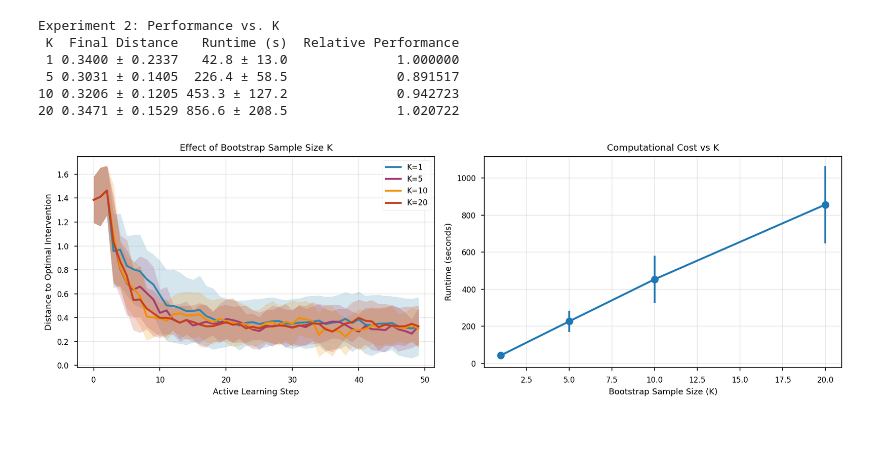
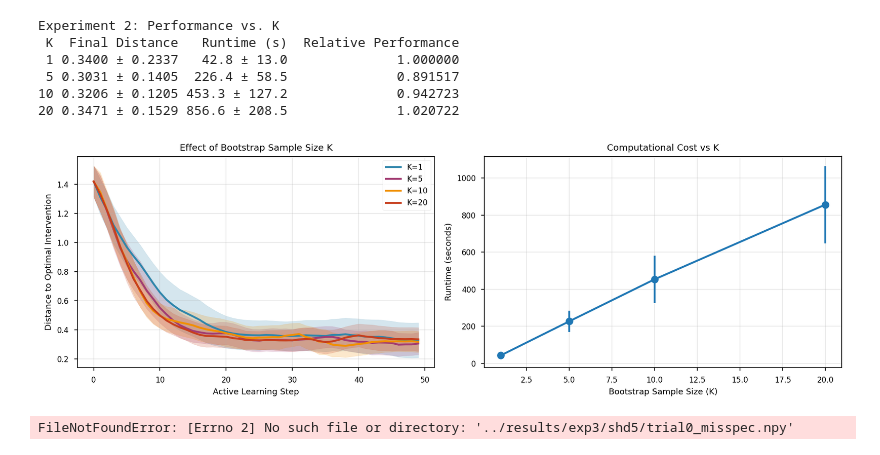
Before and after one commit to wvirany/actlearn_optint, a Jupyter notebook: optint/notebook/bciv_plots.ipynb, the cells around one changed output. Cells and saved outputs as stored; diff of their text form; code cells hidden in the pictures.

```diff
--- a/optint/notebook/bciv_plots.ipynb
+++ b/optint/notebook/bciv_plots.ipynb
@@ -171,7 +171,7 @@ def smoothing(y, window_size=3):
     return y
 # %%
 # Cell 3: Plot Experiment 1 - Convergence Curves
-fig, axes = plt.subplots(1, 3, figsize=(15, 4))
+fig, axes = plt.subplots(1, 2, figsize=(12, 4))
 
 p_values = [10, 20, 30]
 colors = {
@@ -187,7 +187,7 @@ labels = {
     'random': 'Random'
 }
 
-for idx, p in enumerate(p_values):
+for idx, p in enumerate(p_values[:2]):
     ax = axes[idx]
 
     if p not in exp1_results:
@@ -403,35 +403,83 @@ if exp2_results:
     # Plot 1: Distance convergence
     for K in sorted(exp2_results.keys()):
         data = exp2_results[K]['dist']
-        mean = data.mean(axis=0)
-        std = data.std(axis=0)
+        mean = smoothing(data.mean(axis=0))
+        std = .5 * smoothing(data.std(axis=0))
         T = len(mean)
 
         color = K_colors.get(K, 'gray')
         ax1.plot(range(T), mean, label=f'K={K}', color=color, linewidth=2)
         ax1.fill_between(range(T), mean - std, mean + std, color=color, alpha=0.2)
 
     ax1.set_xlabel('Active Learning Step')
     ax1.set_ylabel('Distance to Optimal Intervention')
     ax1.set_title('Effect of Bootstrap Sample Size K')
     ax1.legend()
     ax1.grid(True, alpha=0.3)
 
     # Plot 2: Runtime vs K
     K_vals = sorted(exp2_results.keys())
     runtime_means = [exp2_results[K]['runtime'].mean() for K in K_vals]
     runtime_stds = [exp2_results[K]['runtime'].std() for K in K_vals]
 
     ax2.errorbar(K_vals, runtime_means, yerr=runtime_stds,
                  marker='o', capsize=5, linewidth=2, markersize=8)
     ax2.set_xlabel('Bootstrap Sample Size (K)')
     ax2.set_ylabel('Runtime (seconds)')
     ax2.set_title('Computational Cost vs K')
     ax2.grid(True, alpha=0.3)
 
     plt.tight_layout()
     plt.savefig('exp2_scaling.pdf', bbox_inches='tight')
     plt.savefig('exp2_scaling.png', bbox_inches='tight', dpi=300)
     plt.show()
 # %% [output]
-[figure, old version]
+[figure, new version]
+# %%
+import numpy as np
+import matplotlib.pyplot as plt
+from pathlib import Path
+
+# Load results
+shd_values = [5, 10, 15, 20]
+n_trials = 5
+
+final_dist_misspec = {shd: [] for shd in shd_values}
+final_dist_civug = {shd: [] for shd in shd_values}
+
+for shd in shd_values:
+    results_dir = Path('../results') / 'exp3' / f'shd{shd}'
+    for trial in range(n_trials):
+        dist_misspec = np.load(results_dir / f'trial{trial}_misspec.npy')
+        dist_civug = np.load(results_dir / f'trial{trial}_civug.npy')
+
+        # Take final distance (step 50)
+        final_dist_misspec[shd].append(dist_misspec[-1])
+        final_dist_civug[shd].append(dist_civug[-1])
+
+# Compute means and std
+mean_misspec = [np.mean(final_dist_misspec[shd]) for shd in shd_values]
+std_misspec = [np.std(final_dist_misspec[shd]) for shd in shd_values]
+mean_civug = [np.mean(final_dist_civug[shd]) for shd in shd_values]
+std_civug = [np.std(final_dist_civug[shd]) for shd in shd_values]
+
+# Plot
+plt.figure(figsize=(6, 4))
+plt.errorbar(shd_values, mean_misspec, yerr=std_misspec,
+             marker='o', label='Misspecified', capsize=5)
+plt.errorbar(shd_values, mean_civug, yerr=std_civug,
+             marker='s', label='CIV-UG (K=1)', capsize=5)
+plt.xlabel('Structural Hamming Distance (SHD)')
+plt.ylabel('Final Distance to Optimal Intervention')
+plt.title('Sensitivity to Degree of Misspecification (p=10)')
+plt.legend()
+plt.grid(True, alpha=0.3)
+plt.tight_layout()
+plt.savefig('exp3_results.pdf')
+plt.show()
+
+print("Mean final distances:")
+print("Misspecified:", mean_misspec)
+print("CIV-UG:", mean_civug)
+# %% [output]
+FileNotFoundError: [Errno 2] No such file or directory: '../results/exp3/shd5/trial0_misspec.npy'
```
Also changed, not shown: parts of 1 cell of this notebook, 1 other file.
